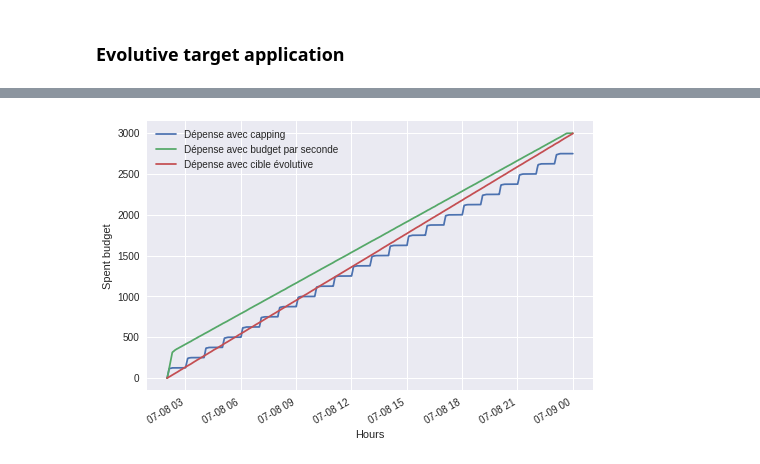
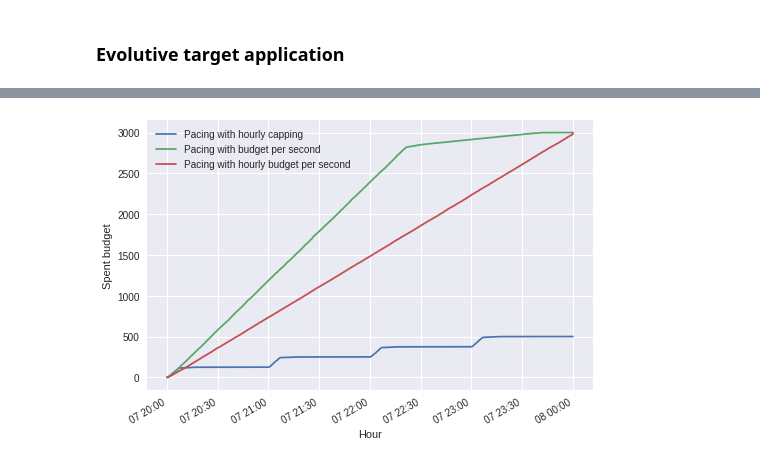
Before and after one commit to ThomasM-mecen/Displayce_internship, a Jupyter notebook: Pacing/Pacing_application.ipynb, the cells around one changed output, grey strips where cells are left out. Saved outputs shown, nothing was run; the diff lists cells and outputs as text; code cells hidden in the pictures.

Commit message:
Add some graph for the report

```diff
--- a/Pacing/Pacing_application.ipynb
+++ b/Pacing/Pacing_application.ipynb
@@ -334,8 +348,8 @@ pacing = Algo(daily_budget=3000, nb_hours_day=24)
 %%time
 records = list()
 pending_notifications = list()
-day = 8
-for current_ts, row in data_sa.iterrows():
+day = 7
+for current_ts, row in data.iterrows():
     # Send current notifications
     pacing.send_pending_notifications(current_ts)
     if current_ts.day != day:
@@ -348,7 +362,7 @@ for current_ts, row in data_sa.iterrows():
         records[-1]['spent'] = pacing.spent_budget
 
     # Receive BR
-    buying = pacing.buying_decision(row['ts'], row['price'])
+    buying = pacing.buying_decision(current_ts, row['price'])
     # Making a decision
     if buying:
         #Buying
@@ -372,8 +386,8 @@ pacing.remaining_budget = pacing.daily_budget - (pacing.engaged_budget + pacing.
 records[-1]['remaining'] = pacing.remaining_budget
 records[-1]['spent'] = pacing.spent_budget
 pacing_df = pd.DataFrame.from_records(records)
-new_df_sa = pd.concat([data_sa.reset_index(),pacing_df], axis=1, ignore_index=True)
-new_df_sa.columns = ['Date','ts','TZ','imps','CPM','price','win','seconds_notif',
+new_df_sa = pd.concat([data.reset_index(),pacing_df], axis=1, ignore_index=True)
+new_df_sa.columns = ['local_date','UTC_date','hour','ts','TZ','imps','CPM','price','win','seconds_notif',
                  'buying','remaining','spent','engaged']
-new_df_sa.set_index('Date', inplace=True)
+new_df_sa.set_index('local_date', inplace=True)
 # %% [output]
@@ -395,2 +409,2 @@ new_df_sa.groupby(new_df_sa.index.day).tail(1)
 # %%
-day1_sa = new_df_sa['2020-07-08 00:00:00':'2020-07-08 23:59:59']
+day1_sa = new_df_sa['2020-07-07 00:00:00':'2020-07-07 23:59:59']
@@ -601,8 +615,8 @@ pacing = Algo(daily_budget=3000, nb_hours_day=24)
 %%time
 records = list()
 pending_notifications = list()
-day = 8
-for current_ts, row in data_et.iterrows():
+day = 7
+for current_ts, row in data.iterrows():
     # Send current notifications
     pacing.send_pending_notifications(current_ts)
     if current_ts.day != day:
@@ -615,7 +629,7 @@ for current_ts, row in data_et.iterrows():
         records[-1]['spent'] = pacing.spent_budget
 
     # Receive BR
-    buying = pacing.buying_decision(row['ts'], row['price'])
+    buying = pacing.buying_decision(current_ts, row['price'])
     # Making a decision
     if buying:
         #Buying
@@ -631,7 +645,6 @@ for current_ts, row in data_et.iterrows():
         'engaged':pacing.engaged_budget
     }
     records.append(record)
-    pacing.building.append({'Date':current_ts,'imps':row['imps']})
 # Send remaining notifications
 pacing.send_pending_notifications()
 # Update last row after sending last notifications
@@ -640,8 +653,8 @@ pacing.remaining_budget = pacing.daily_budget - (pacing.engaged_budget + pacing.
 records[-1]['remaining'] = pacing.remaining_budget
 records[-1]['spent'] = pacing.spent_budget
 pacing_df = pd.DataFrame.from_records(records)
-new_df_et = pd.concat([data_et.reset_index(),pacing_df], axis=1, ignore_index=True)
-new_df_et.columns = ['Date','ts','TZ','imps','CPM','price','win','seconds_notif',
+new_df_et = pd.concat([data.reset_index(),pacing_df], axis=1, ignore_index=True)
+new_df_et.columns = ['local_date','UTC_date','hour','ts','TZ','imps','CPM','price','win','seconds_notif',
                  'buying','remaining','spent','engaged']
-new_df_et.set_index('Date', inplace=True)
+new_df_et.set_index('local_date', inplace=True)
 # %% [output]
@@ -663,2 +676,2 @@ new_df_et.groupby(new_df_et.index.day).tail(1)
 # %%
-day1_et = new_df_et['2020-07-08 00:00:00':'2020-07-08 23:59:59']
+day1_et = new_df_et['2020-07-07 00:00:00':'2020-07-07 23:59:59']
@@ -670,10 +686,10 @@ day1_et.spent.plot()
 # %%
-day1.spent.plot(label = 'Dépense avec capping')
-day1_sa.spent.plot(label='Dépense avec budget par seconde')
-day1_et.spent.plot(label = 'Dépense avec cible évolutive')
+day1.spent.plot(label = 'Pacing with hourly capping')
+day1_sa.spent.plot(label='Pacing with budget per second')
+day1_et.spent.plot(label = 'Pacing with hourly budget per second')
 plt.legend()
-plt.xlabel('Hours')
+plt.xlabel('Hour')
 plt.ylabel('Spent budget')
-plt.savefig("spent_application.pdf")
+plt.savefig("spent_comparison.pdf")
 # %% [output]
-[figure, old version]
+[figure, new version]
```
Also changed, not shown: parts of 23 cells of this notebook.
